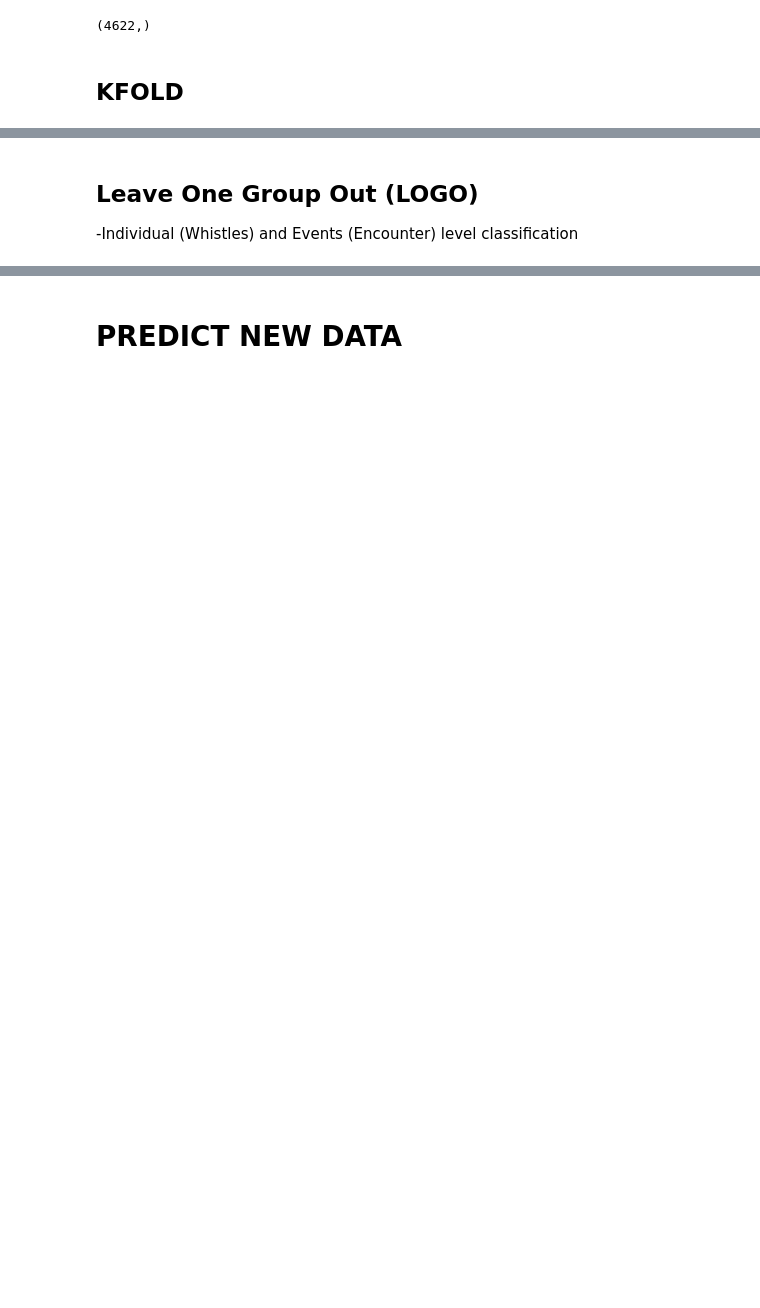
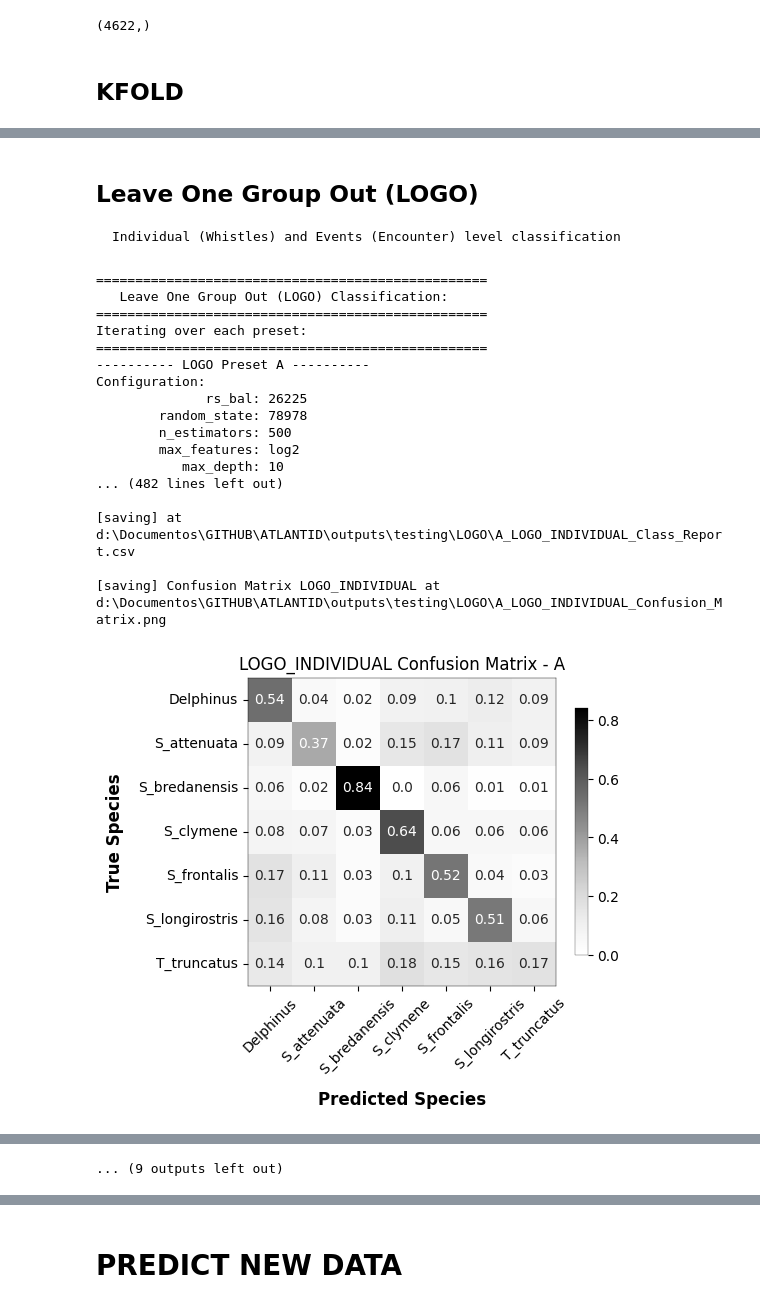
Before and after one commit to rafaelgmenezes/ATLANTID, a Jupyter notebook: ATLANTID_classifier.ipynb, the cells around one changed output, grey strips where cells are left out. Drawn from its saved outputs; the diff is of its cells as text; code cells hidden in the pictures; blank space fills up the shorter version.

```diff
--- a/ATLANTID_classifier.ipynb
+++ b/ATLANTID_classifier.ipynb
@@ -1065,6 +1317,6 @@ End of KFOLD Classification.
 # %% [markdown]
 ## Leave One Group Out (LOGO)
--Individual (Whistles) and Events (Encounter) level classification
+    Individual (Whistles) and Events (Encounter) level classification
 # %%
 print(f'{sep}\n   Leave One Group Out (LOGO) Classification:\n{sep}')
 LOGO_DIR = os.path.join(RUN_DIR, "LOGO")
@@ -1081,15 +1333,22 @@ LOGO_PRESETS = {
                 "max_depth":     [    10,    10,     30,    10,     10], # maximum tree depth
                     }
 
-models_logo_ind_pklfile = os.path.join(LOGO_DIR, f"_{''.join(LOGO_PRESETS['preset_labels'])}_LOGO_INDIVIDUAL_RFCmodels.pkl")
-# models_logo_ev_pklfile  = os.path.join(LOGO_DIR, f"_{''.join(LOGO_PRESETS['preset_labels'])}_LOGO_EVENT_RFCmodels.pkl")
+models_logo_pklfile = os.path.join(LOGO_DIR, f"_{''.join(LOGO_PRESETS['preset_labels'])}_LOGO_RFCmodels.pkl")
 
-if predict_only: # prediction mode
-    print("\n[info] Predict only mode enabled - skipping FOLD training.\n\tLoading pre-trained models...")
-    presets_models_logo_ind = joblib.load(models_logo_ind_pklfile)
+if predict_mode: # prediction mode
+    print("\n[info] Predict only mode enabled - skipping FOLD training for validation.")
+    if os.path.exists(models_logo_pklfile):
+        print("\tLoading pre-trained presets models...")
+        presets_models_logo = joblib.load(models_logo_pklfile)
+    else:
+        print('\tNo pre-trained models file found.\n\tIterating over each preset:')
+        presets_models_logo = {} # to store the fit models for each preset (individual)
+        for i, preset in enumerate(LOGO_PRESETS['preset_labels']):
+            cfg, rfc_params = get_preset_configs(LOGO_PRESETS, LOGO_DIR, preset, grouping_type='LOGO', **configs_global)
+            presets_models_logo[preset] = RFC_train_balanced_data(dataset=X, factors=factors, preset=preset, cfg=cfg, rfc_params=rfc_params) # Store ONLY this single model in the dictionary
 
-else: # training mode
-    presets_models_logo_ind  = {} # to store the fit models for each preset (individual)
+else: # training/validation mode
+    presets_models_logo      = {} # to store the fit models for each preset (individual)
     presets_report_logo_ind  = [] # to store the classification report for each preset (individual)
     presets_report_logo_ev   = [] # to store the classification report for each preset (event-level)
     presets_probs_logo_ind   = [] # to store the probabilities for each preset (individual)
@@ -1097,13 +1356,17 @@ else: # training mode
 
     print('Iterating over each preset:')
     for i, preset in enumerate(LOGO_PRESETS['preset_labels']):
-        print(f"{sep}\n---------- Preset {preset} ----------")
+        print(f"{sep}\n---------- LOGO Preset {preset} ----------")
         cfg, rfc_params = get_preset_configs(LOGO_PRESETS, LOGO_DIR, preset, grouping_type='LOGO', **configs_global)
 
-        print("\nInitializing Random Forest Classifier model...")
+        # =====================================================================
+        # FINAL RFC : TRAIN 1 MODEL ON FULL BALANCED DATASET (For Predict New Data)
+        presets_models_logo[preset] = RFC_train_balanced_data(dataset=X, factors=factors, preset=preset,cfg=cfg, rfc_params=rfc_params) # Store ONLY this single model in the dictionary
+        # =====================================================================
+
+        print("\n - VALIDATION MODE:\n\tInitializing Random Forest Classifier model for validation...")
         RFC = RandomForestClassifier(**rfc_params)
         preset_results, fitted_models = testing_loop(mastersheet=X,RFC=RFC, factors=factors, sampler_seed=cfg["rs_bal"])
-        presets_models_logo_ind[preset] = fitted_models
 
         # --- Probabilities table and Classification report ---
         y_true, y_pred, class_labels, probs_individual = collect_true_pred_and_probs(preset_results, probs_suffix="_LOGO_IND")
@@ -1197,32 +1460,51 @@ else: # training mode
         print(f"\tSD OOB: {sd_OOB:.2f}\n")
         print(class_report_events)
         report_events_path = os.path.join(LOGO_DIR, f'{preset}_LOGO_EVENTS_Class_Report.csv')
         print(f"\n[saving] at {report_events_path}")
         class_report_events.to_csv(report_events_path, index = False)
         presets_report_logo_ev.append(class_report_events)
 
         # --- Confusion Matrix plot ---
         conf_matrix_ev = confusion_matrix(y_test_ev, y_pred_ev, labels=class_ev)
         conf_matrix_ev_adjusted = adjust_confusion_matrix(conf_matrix_ev)
         plot_confusion_matrix_heatmap(matrix=conf_matrix_ev_adjusted, class_labels=class_labels,
                     preset=preset,save_dir=LOGO_DIR,grouping="LOGO_EVENTS")
 
     # --- Averaging class report and probabilities across presets ---
     print(f'{sep}\nEnd of presets iteration.\nAveraging results across presets...\n{sep}')
 
     averaged_class_report_logo_ind = average_presets_reports(tables=presets_report_logo_ind,
         presets_labels=LOGO_PRESETS['preset_labels'], out_dir=LOGO_DIR, method_tag="LOGO_INDIVIDUAL")
     print(f"\n[info] Averaged LOGO INDIVIDUAL classification report:\n{averaged_class_report_logo_ind}")
 
     averaged_class_report_logo_ev = average_presets_reports(tables=presets_report_logo_ev,
         presets_labels=LOGO_PRESETS['preset_labels'], out_dir=LOGO_DIR, method_tag="LOGO_EVENTS")
     print(f"\n[info] Averaged LOGO EVENTS classification report:\n{averaged_class_report_logo_ev}")
 
     averaged_probs_logo_ind = average_presets_probs(tables=presets_probs_logo_ind,
         presets_labels=LOGO_PRESETS['preset_labels'], out_dir=LOGO_DIR, method_tag="LOGO_INDIVIDUAL")
     averaged_probs_logo_ev = average_presets_probs(tables=presets_probs_logo_ev,
         presets_labels=LOGO_PRESETS['preset_labels'], out_dir=LOGO_DIR, method_tag="LOGO_EVENTS")
 
-    print(f'\n[saving] LOGO INDIVIDUAL RFC models at {models_logo_ind_pklfile}')
-    joblib.dump(presets_models_logo_ind, models_logo_ind_pklfile)
+    print(f'\n[saving] LOGO INDIVIDUAL RFC models at {models_logo_pklfile}')
+    joblib.dump(presets_models_logo, models_logo_pklfile)
 print(f"\n{sep}\nEnd of LOGO Classification.\n{sep}")
+# %% [output]
+==================================================
+   Leave One Group Out (LOGO) Classification:
+==================================================
+Iterating over each preset:
+==================================================
+---------- LOGO Preset A ----------
+Configuration:
+              rs_bal: 26225
+        random_state: 78978
+        n_estimators: 500
+        max_features: log2
+           max_depth: 10
+... (482 lines left out)
+
+[saving] at d:\Documentos\GITHUB\ATLANTID\outputs\testing\LOGO\A_LOGO_INDIVIDUAL_Class_Report.csv
+
+[saving] Confusion Matrix LOGO_INDIVIDUAL at d:\Documentos\GITHUB\ATLANTID\outputs\testing\LOGO\A_LOGO_INDIVIDUAL_Confusion_Matrix.png
+[figure, added]
@@ -1229 +1601,2 @@ print(f"\n{sep}\nEnd of LOGO Classification.\n{sep}")
+... (9 outputs left out)
 # %% [markdown]
```
Also changed, not shown: parts of 13 cells of this notebook.
